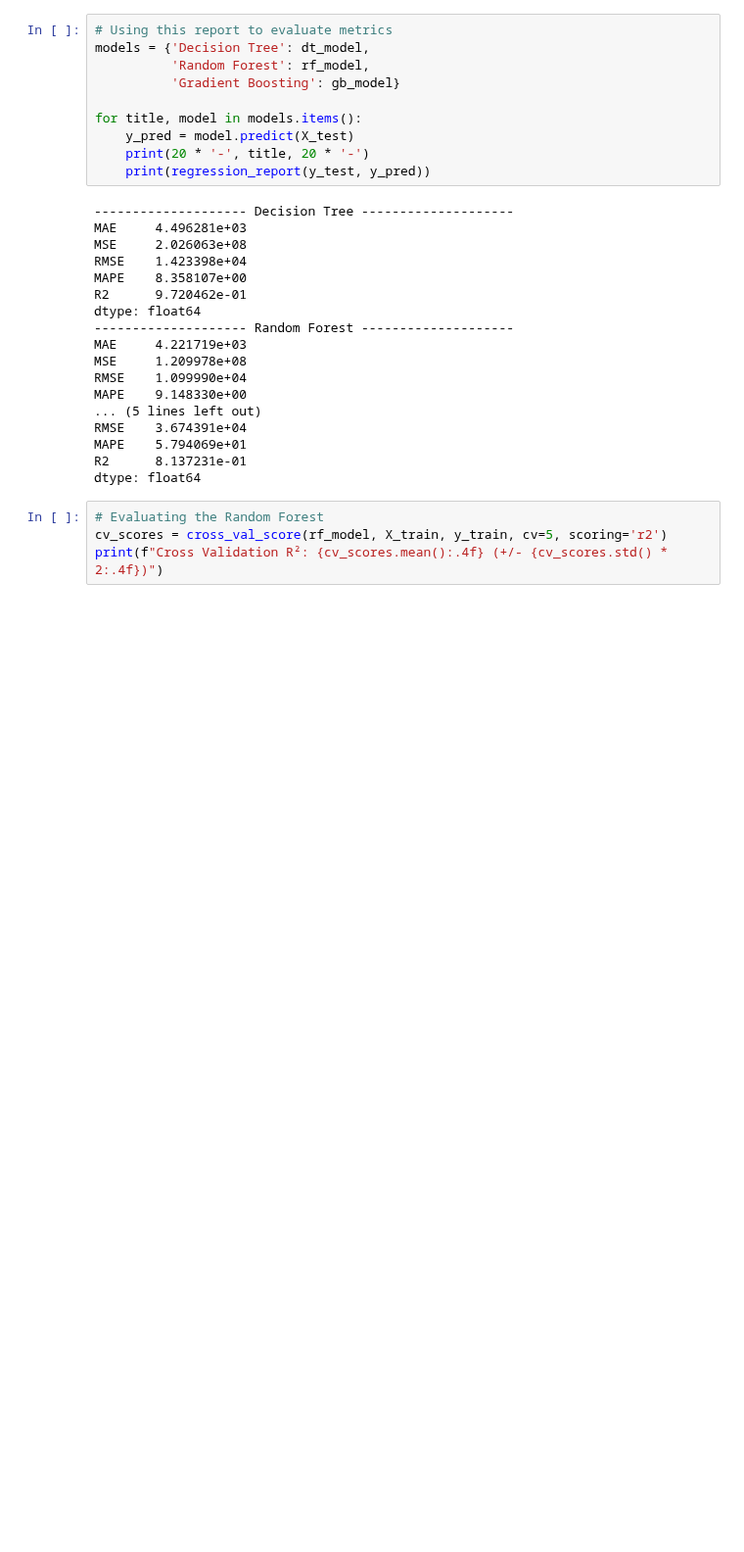
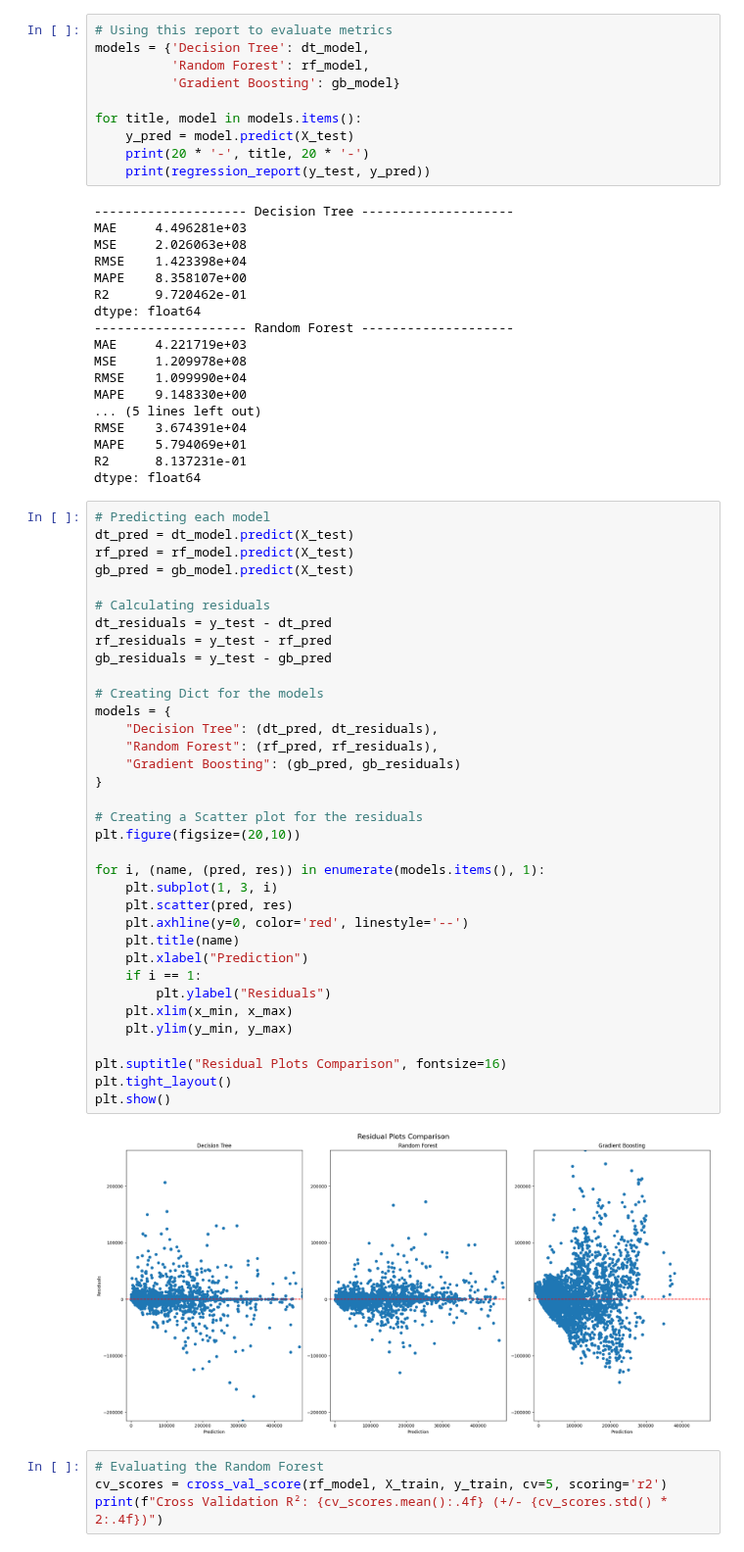
Before and after one commit to andrefpvalenga/crop-yeld-project, a Jupyter notebook: CropYeldPrediction.ipynb, the cells around one changed output. Shown at 98% size. Cells and saved outputs as stored; diff of their text form; blank space fills up the shorter version.

```diff
--- a/CropYeldPrediction.ipynb
+++ b/CropYeldPrediction.ipynb
@@ -560,6 +560,43 @@ RMSE    3.674391e+04
 MAPE    5.794069e+01
 R2      8.137231e-01
 dtype: float64
+# %%
+# Predicting each model
+dt_pred = dt_model.predict(X_test)
+rf_pred = rf_model.predict(X_test)
+gb_pred = gb_model.predict(X_test)
+
+# Calculating residuals
+dt_residuals = y_test - dt_pred
+rf_residuals = y_test - rf_pred
+gb_residuals = y_test - gb_pred
+
+# Creating Dict for the models
+models = {
+    "Decision Tree": (dt_pred, dt_residuals),
+    "Random Forest": (rf_pred, rf_residuals),
+    "Gradient Boosting": (gb_pred, gb_residuals)
+}
+
+# Creating a Scatter plot for the residuals
+plt.figure(figsize=(20,10))
+
+for i, (name, (pred, res)) in enumerate(models.items(), 1):
+    plt.subplot(1, 3, i)
+    plt.scatter(pred, res)
+    plt.axhline(y=0, color='red', linestyle='--')
+    plt.title(name)
+    plt.xlabel("Prediction")
+    if i == 1:
+        plt.ylabel("Residuals")
+    plt.xlim(x_min, x_max)
+    plt.ylim(y_min, y_max)
+
+plt.suptitle("Residual Plots Comparison", fontsize=16)
+plt.tight_layout()
+plt.show()
+# %% [output]
+[figure, added]
 # %%
 # Evaluating the Random Forest
 cv_scores = cross_val_score(rf_model, X_train, y_train, cv=5, scoring='r2')
```
